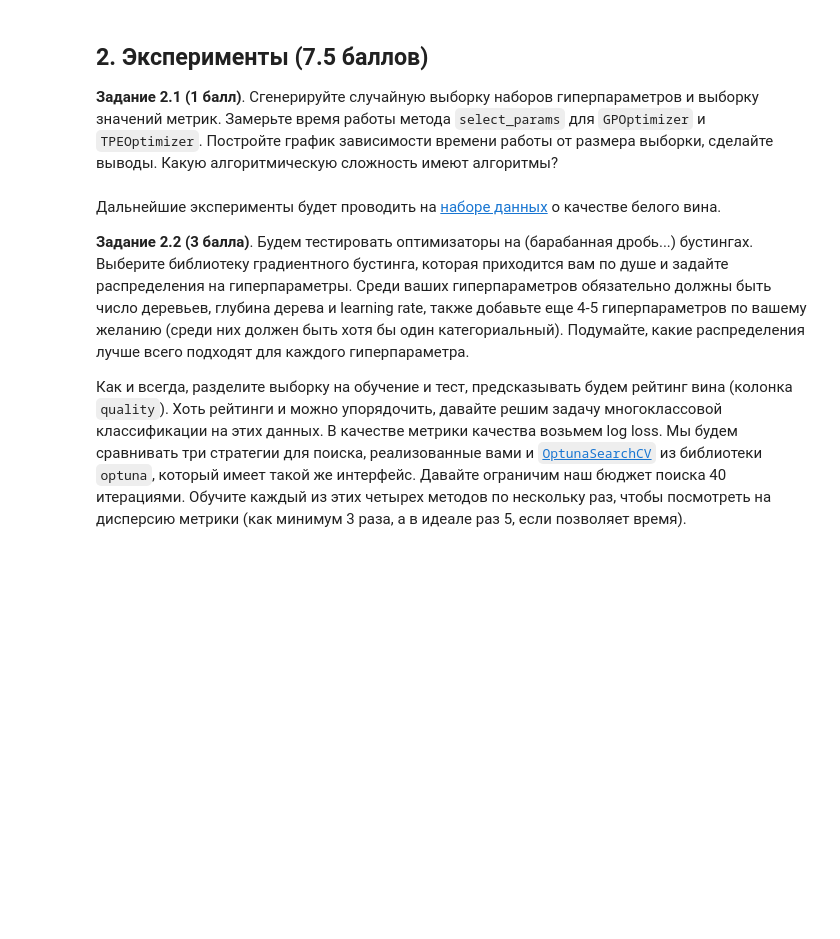
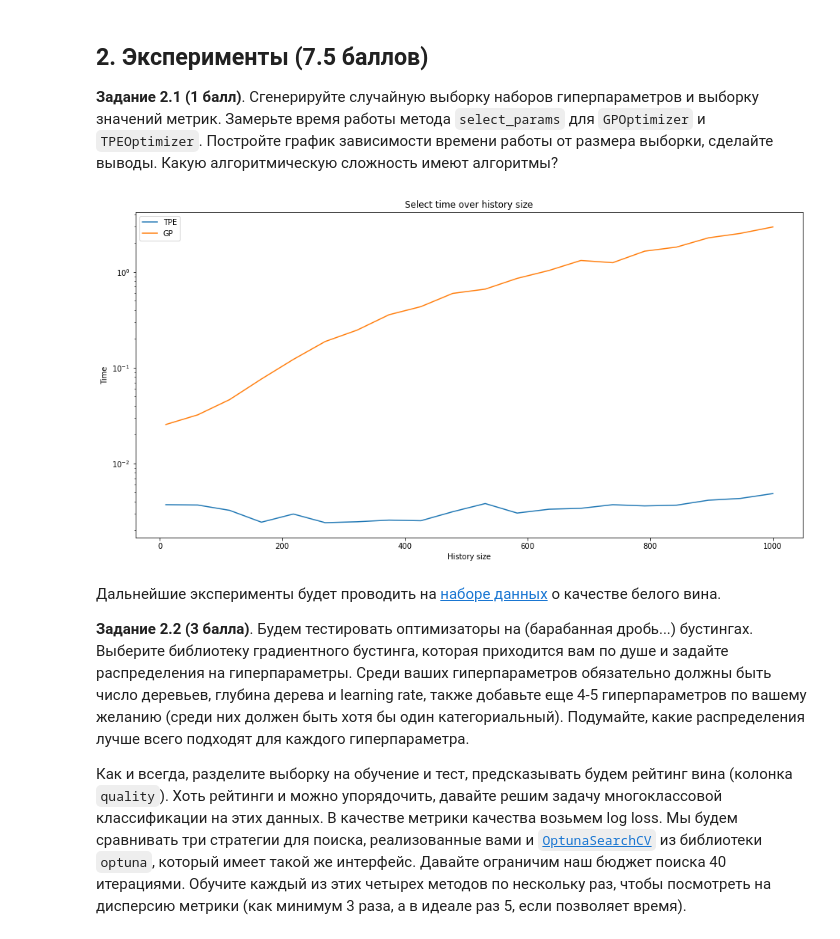
Before and after one commit to Panesher/Machine-Learning, a Jupyter notebook: ML/HW-14/homework-practice-14-Panesh.ipynb, the cells around one changed output. Cells and saved outputs as stored; diff of their text form; code cells hidden in the pictures; blank space fills up the shorter version.

```diff
--- a/ML/HW-14/homework-practice-14-Panesh.ipynb
+++ b/ML/HW-14/homework-practice-14-Panesh.ipynb
@@ -249,3 +264,18 @@ start_time = time()
+# %%
+import matplotlib.pyplot as plt
+
+_, ax = plt.subplots(1, 1, figsize=(16, 8))
+plt.sca(ax)
+for name_method, config_method in config_methods.items():
+    plt.plot(config_method['size'], config_method['time'], label=name_method)
+plt.title('Select time over history size')
+plt.xlabel('History size')
+plt.ylabel('Time')
+plt.yscale('log')
+plt.legend()
+plt.show()
+# %% [output]
+[figure, added]
 # %% [markdown]
 Дальнейшие эксперименты будет проводить на [наборе данных](https://www.kaggle.com/datasets/piyushagni5/white-wine-quality) о качестве белого вина.
 
```
Also changed, not shown: parts of 14 cells of this notebook, 2 other files.
